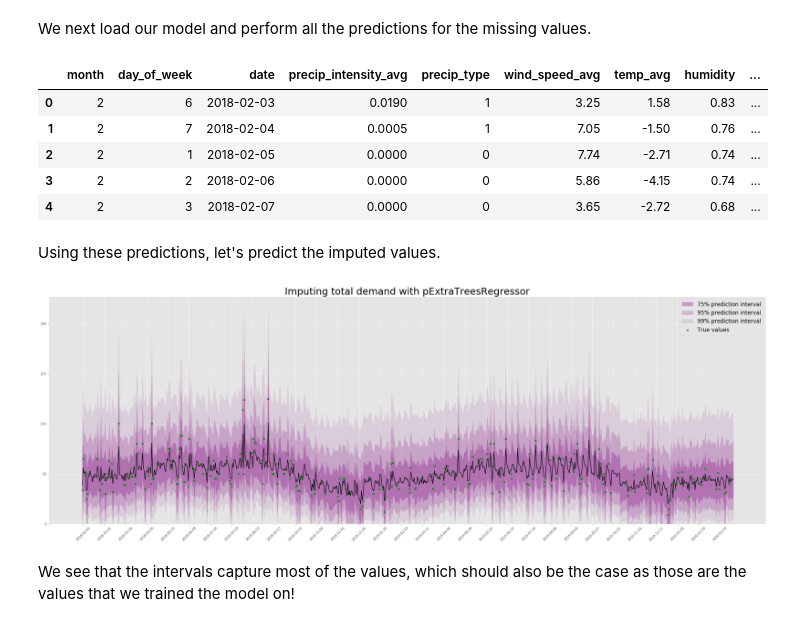
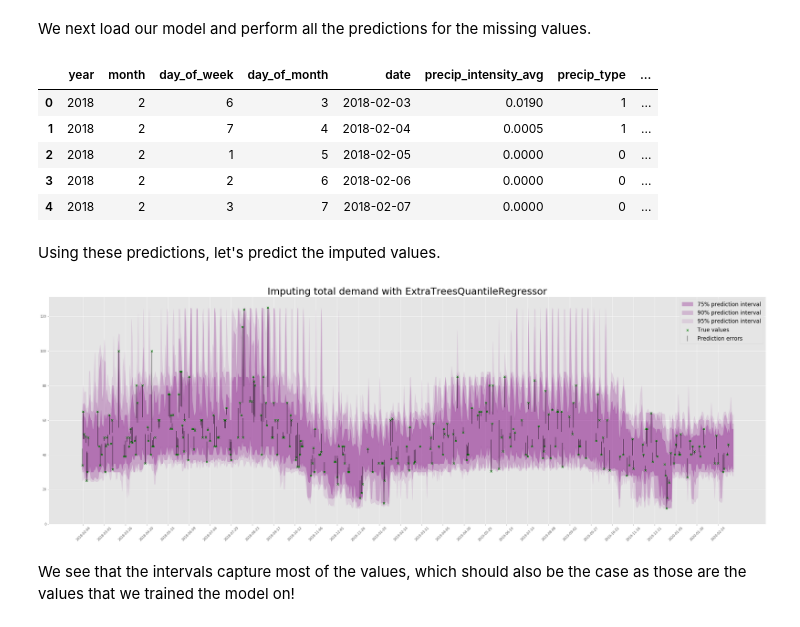
Before and after one commit to souper-streetwise/predictive-model, a Jupyter notebook: src/data_analysis.ipynb, the cells around one changed output. Saved outputs shown, nothing was run; the diff lists cells and outputs as text; code cells hidden in the pictures.

```diff
--- a/src/data_analysis.ipynb
+++ b/src/data_analysis.ipynb
@@ -189,7 +182,7 @@ plt.show()
 # %% [markdown]
 We see that they are quite similar. As a preliminary evaluation of the model's performance, we define a function that trains the model up to a certain date and evaluates it on the remaining data points.
 # %%
-alphas = [.75, .95, .99]
+alphas = [.75, .90, .95]
 opacities = np.linspace(0.1, 0.3, len(alphas))
 # %%
 def viz_model(cutoff_date = '2019-11-04'):
@@ -346,43 +346,54 @@ We next load our model and perform all the predictions for the missing values.
 # %%
 pred_df = feat_df.copy()
 for alpha in alphas:
-    preds, intervals = model.predict(feat_df.drop(columns = ['date']),
-                                     return_intervals = True, alpha = alpha)
+    preds = model.predict(feat_df.drop(columns = ['date']))
+    lower = model.predict(feat_df.drop(columns = ['date']), 100 * (1 - alpha) / 2)
+    upper = model.predict(feat_df.drop(columns = ['date']), 100 * (1 + alpha) / 2)
     pred_df['prediction'] = preds
-    pred_df[round(100 * (1 - alpha) / 2, 1)] = intervals[:, 0]
-    pred_df[round(100 * ((1 - alpha) / 2 + alpha), 1)] = intervals[:, 1]
+    pred_df[round(100 * (1 - alpha) / 2, 1)] = lower
+    pred_df[round(100 * (1 + alpha) / 2, 1)] = upper
 pred_df.head()
 # %% [output]
-|  | month | day_of_week | date | precip_intensity_avg | precip_type | wind_speed_avg | temp_avg | humidity | ... |
-| 0 | 2 | 6 | 2018-02-03 | 0.0190 | 1 | 3.25 | 1.58 | 0.83 | ... |
-| 1 | 2 | 7 | 2018-02-04 | 0.0005 | 1 | 7.05 | -1.50 | 0.76 | ... |
-| 2 | 2 | 1 | 2018-02-05 | 0.0000 | 0 | 7.74 | -2.71 | 0.74 | ... |
-| 3 | 2 | 2 | 2018-02-06 | 0.0000 | 0 | 5.86 | -4.15 | 0.74 | ... |
-| 4 | 2 | 3 | 2018-02-07 | 0.0000 | 0 | 3.65 | -2.72 | 0.68 | ... |
+|  | year | month | day_of_week | day_of_month | date | precip_intensity_avg | precip_type | ... |
+| 0 | 2018 | 2 | 6 | 3 | 2018-02-03 | 0.0190 | 1 | ... |
+| 1 | 2018 | 2 | 7 | 4 | 2018-02-04 | 0.0005 | 1 | ... |
+| 2 | 2018 | 2 | 1 | 5 | 2018-02-05 | 0.0000 | 0 | ... |
+| 3 | 2018 | 2 | 2 | 6 | 2018-02-06 | 0.0000 | 0 | ... |
+| 4 | 2018 | 2 | 3 | 7 | 2018-02-07 | 0.0000 | 0 | ... |
 # %% [markdown]
 Using these predictions, let's predict the imputed values.
 # %%
 fig = plt.figure(figsize = (40, 13))
 
 for idx, alpha in enumerate(alphas):
     plt.fill_between(pred_df.date,
                      pred_df[round(100 * (1 - alpha) / 2, 1)],
-                     pred_df[round(100 * ((1 - alpha) / 2 + alpha), 1)],
+                     pred_df[round(100 * (1 + alpha) / 2, 1)],
                      figure = fig,
                      color = 'purple',
                      alpha = opacities[-(idx + 1)],
                      label = f'{int(round(alpha * 100))}% prediction interval'
                      )
 plt.scatter(df.date, df.total, color = 'green', marker = 'x', label = 'True values')
-plt.plot(pred_df.date, pred_df.prediction, color = 'black')
+
+#plt.plot(pred_df.date, pred_df.prediction, color = 'black')
+
+totals = pred_df.prediction.copy()
+totals[pred_df.date.isin(df.date)] = df.total.values
+yerr = np.zeros((2, totals.shape[0]))
+yerr[0, :] = np.maximum(0, pred_df.prediction - totals)
+yerr[1, :] = np.maximum(0, totals - pred_df.prediction)
+plt.errorbar(pred_df.date, pred_df.prediction, yerr = yerr, color = 'black', linewidth = 0,
+             elinewidth = 1, label = 'Prediction errors')
+
 plt.xticks(range(1, len(pred_df.index), 25),
            pred_df.date[list(range(1, len(pred_df.index), 25))],
            rotation = 45)
 plt.legend(fontsize = 17)
 plt.ylim(bottom = 0)
 plt.title(f'Imputing total demand with {type(model).__name__}', fontsize = 30)
 plt.show()
 # %% [output]
-[figure, old version]
+[figure, new version]
 # %% [markdown]
 We see that the intervals capture most of the values, which should also be the case as those are the values that we trained the model on!
```
Also changed, not shown: parts of 11 cells of this notebook, 2 other files.
